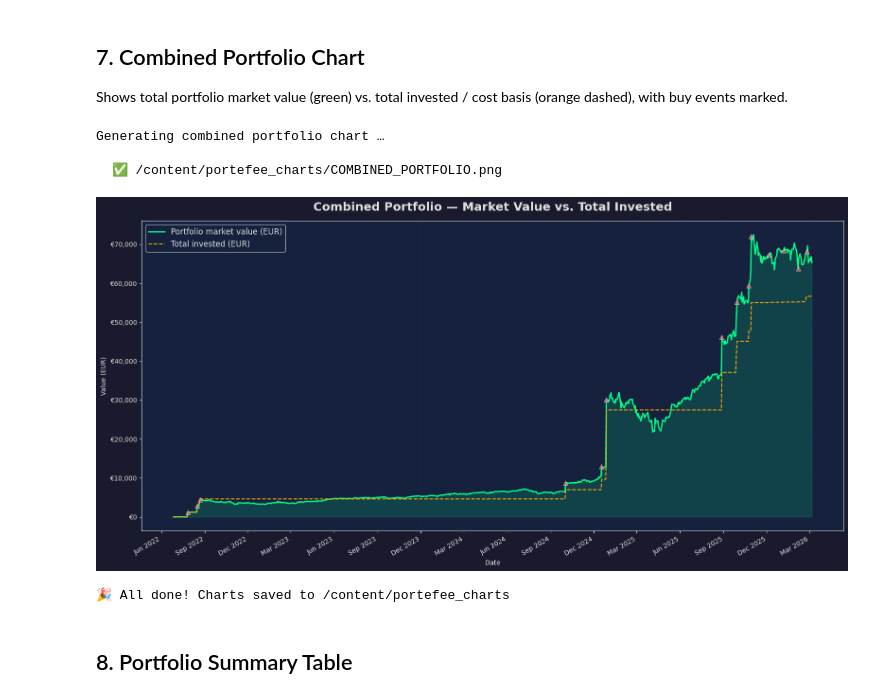
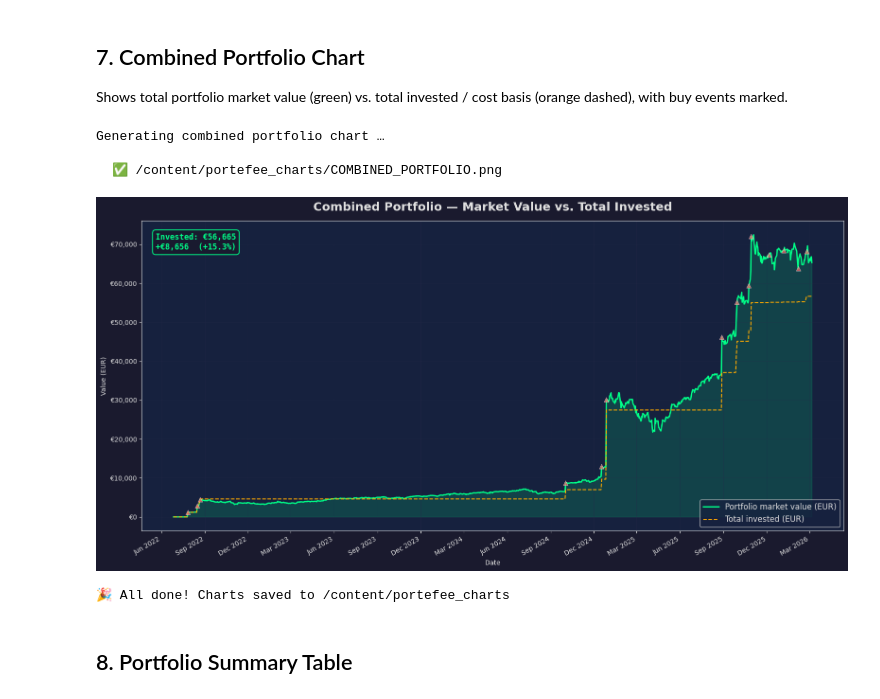
Before and after one commit to barrynauta/portefee, a Jupyter notebook: portefee.ipynb, the cells around one changed output. Drawn from its saved outputs; the diff is of its cells as text; code cells hidden in the pictures.

Commit message:
Better information per graph, now showing Total Invested, P/L absolute and relative

```diff
--- a/portefee.ipynb
+++ b/portefee.ipynb
@@ -224,9 +224,10 @@ for name, df in prices.items():
     pl_pct_pos = (pl_abs / total_cost_pos * 100) if total_cost_pos > 0 else 0
     pl_color = "#00ff88" if pl_abs >= 0 else "#ff6b6b"
     pl_sign_pos = "+" if pl_abs >= 0 else ""
-    pl_text = f"{pl_sign_pos}{pl_abs:,.0f} {ccy}  ({pl_sign_pos}{pl_pct_pos:.1f}%)"
+    pl_text = (f"Invested: {total_cost_pos:,.0f} {ccy}\n"
+              f"{pl_sign_pos}{pl_abs:,.0f} {ccy}  ({pl_sign_pos}{pl_pct_pos:.1f}%)")
     ax.text(0.02, 0.96, pl_text, transform=ax.transAxes,
-            fontsize=13, fontweight="bold", fontfamily="monospace",
+            fontsize=10, fontweight="bold", fontfamily="monospace",
             color=pl_color, verticalalignment="top",
             bbox=dict(boxstyle="round,pad=0.4", fc="#1a1a2e",
                       ec=pl_color, alpha=0.9, lw=1.5),
@@ -326,35 +327,49 @@ for dt, name, num, amount_eur in all_buy_events:
     idx = portfolio_value.index.get_indexer([dt], method="nearest")[0]
     if 0 <= idx < len(portfolio_value):
         val = portfolio_value.iloc[idx]
         ax.scatter(portfolio_value.index[idx], val,
                    color="#ff6b6b", s=50, zorder=5, alpha=0.7,
                    edgecolors="white", linewidths=0.5, marker="^")
 
+# ─── P/L text box in top-left corner ────────────────
+final_pl = portfolio_value.iloc[-1] - total_invested.iloc[-1]
+final_pl_pct = (final_pl / total_invested.iloc[-1] * 100) if total_invested.iloc[-1] > 0 else 0
+agg_pl_color = "#00ff88" if final_pl >= 0 else "#ff6b6b"
+agg_pl_sign = "+" if final_pl >= 0 else ""
+agg_pl_text = (f"Invested: \u20ac{total_invested.iloc[-1]:,.0f}\n"
+               f"{agg_pl_sign}\u20ac{final_pl:,.0f}  ({agg_pl_sign}{final_pl_pct:.1f}%)")
+ax.text(0.02, 0.96, agg_pl_text, transform=ax.transAxes,
+        fontsize=12, fontweight="bold", fontfamily="monospace",
+        color=agg_pl_color, verticalalignment="top",
+        bbox=dict(boxstyle="round,pad=0.4", fc="#1a1a2e",
+                  ec=agg_pl_color, alpha=0.9, lw=1.5),
+        zorder=10)
+
 ax.set_title("Combined Portfolio — Market Value vs. Total Invested",
              fontsize=18, fontweight="bold", pad=15)
 ax.set_xlabel("Date")
 ax.set_ylabel("Value (EUR)")
-ax.legend(loc="upper left", fontsize=12)
+ax.legend(loc="lower right", fontsize=12)
 ax.grid(True, linewidth=0.5)
 ax.yaxis.set_major_formatter(mticker.FuncFormatter(
     lambda x, _: f"€{x:,.0f}"))
 ax.xaxis.set_major_formatter(mdates.DateFormatter("%b %Y"))
 ax.xaxis.set_major_locator(mdates.MonthLocator(interval=3))
 fig.autofmt_xdate()
 fig.tight_layout()
 
 fpath = os.path.join(OUT_DIR, "COMBINED_PORTFOLIO.png")
 fig.savefig(fpath, dpi=150, bbox_inches="tight")
 print(f"  ✅ {fpath}")
 plt.show()
 plt.close(fig)
 
 print(f"\n🎉 All done! Charts saved to {OUT_DIR}")
 # %% [output]
 Generating combined portfolio chart …
 
   ✅ /content/portefee_charts/COMBINED_PORTFOLIO.png
-[figure, old version]
+[figure, new version]
 🎉 All done! Charts saved to /content/portefee_charts
 # %% [markdown]
 ## 8. Portfolio Summary Table
```
Also changed, not shown: parts of 1 cell of this notebook.
